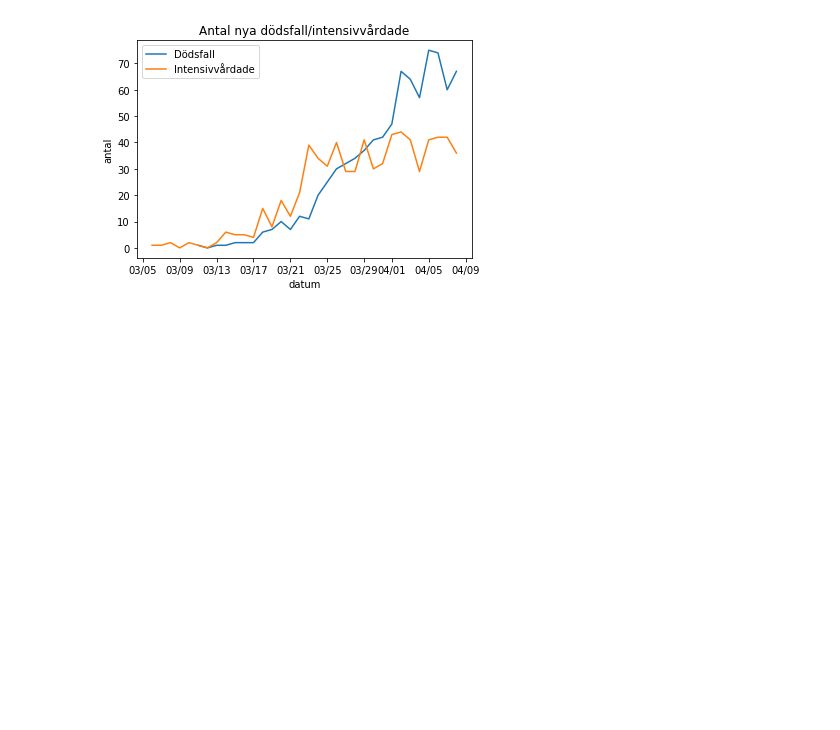
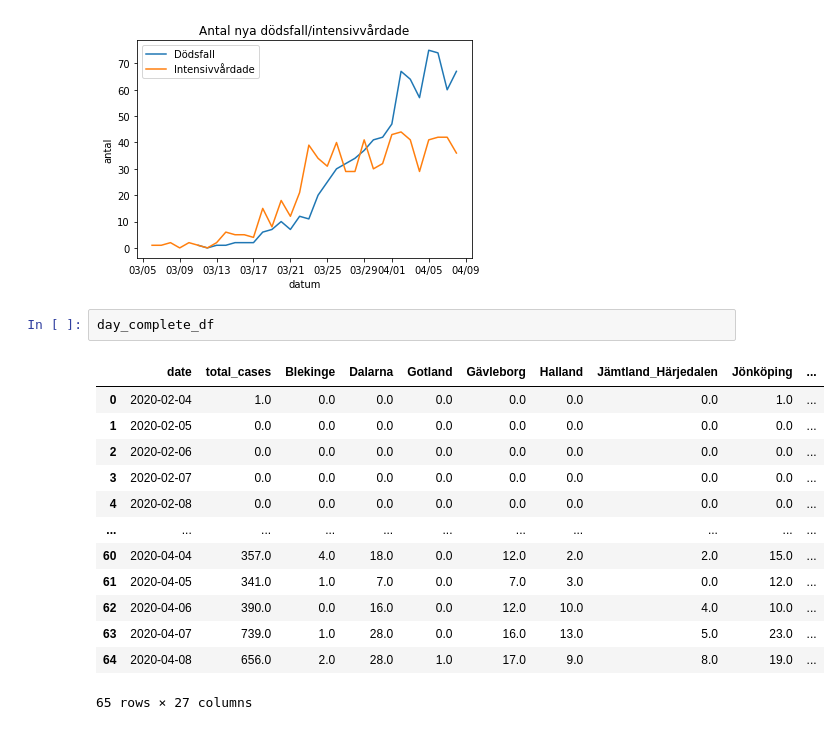
Before and after one commit to vbodell/covid-19, a Jupyter notebook: covid-playground.ipynb, the cells around one changed output. Drawn from its saved outputs; the diff is of its cells as text; blank space fills up the shorter version.

```diff
--- a/covid-playground.ipynb
+++ b/covid-playground.ipynb
@@ -189,3 +189,19 @@ ax.set(title='Antal nya dödsfall/intensivvårdade', xlabel='datum', ylabel='ant
 _ = ax.legend(['Dödsfall', 'Intensivvårdade'])
 # %% [output]
 [figure]
+# %%
+day_complete_df
+# %% [output]
+|  | date | total_cases | Blekinge | Dalarna | Gotland | Gävleborg | Halland | Jämtland_Härjedalen | Jönköping | ... |
+| 0 | 2020-02-04 | 1.0 | 0.0 | 0.0 | 0.0 | 0.0 | 0.0 | 0.0 | 1.0 | ... |
+| 1 | 2020-02-05 | 0.0 | 0.0 | 0.0 | 0.0 | 0.0 | 0.0 | 0.0 | 0.0 | ... |
+| 2 | 2020-02-06 | 0.0 | 0.0 | 0.0 | 0.0 | 0.0 | 0.0 | 0.0 | 0.0 | ... |
+| 3 | 2020-02-07 | 0.0 | 0.0 | 0.0 | 0.0 | 0.0 | 0.0 | 0.0 | 0.0 | ... |
+| 4 | 2020-02-08 | 0.0 | 0.0 | 0.0 | 0.0 | 0.0 | 0.0 | 0.0 | 0.0 | ... |
+| ... | ... | ... | ... | ... | ... | ... | ... | ... | ... | ... |
+| 60 | 2020-04-04 | 357.0 | 4.0 | 18.0 | 0.0 | 12.0 | 2.0 | 2.0 | 15.0 | ... |
+| 61 | 2020-04-05 | 341.0 | 1.0 | 7.0 | 0.0 | 7.0 | 3.0 | 0.0 | 12.0 | ... |
+| 62 | 2020-04-06 | 390.0 | 0.0 | 16.0 | 0.0 | 12.0 | 10.0 | 4.0 | 10.0 | ... |
+| 63 | 2020-04-07 | 739.0 | 1.0 | 28.0 | 0.0 | 16.0 | 13.0 | 5.0 | 23.0 | ... |
+| 64 | 2020-04-08 | 656.0 | 2.0 | 28.0 | 1.0 | 17.0 | 9.0 | 8.0 | 19.0 | ... |
+65 rows × 27 columns
```
Also changed, not shown: parts of 2 cells of this notebook.
